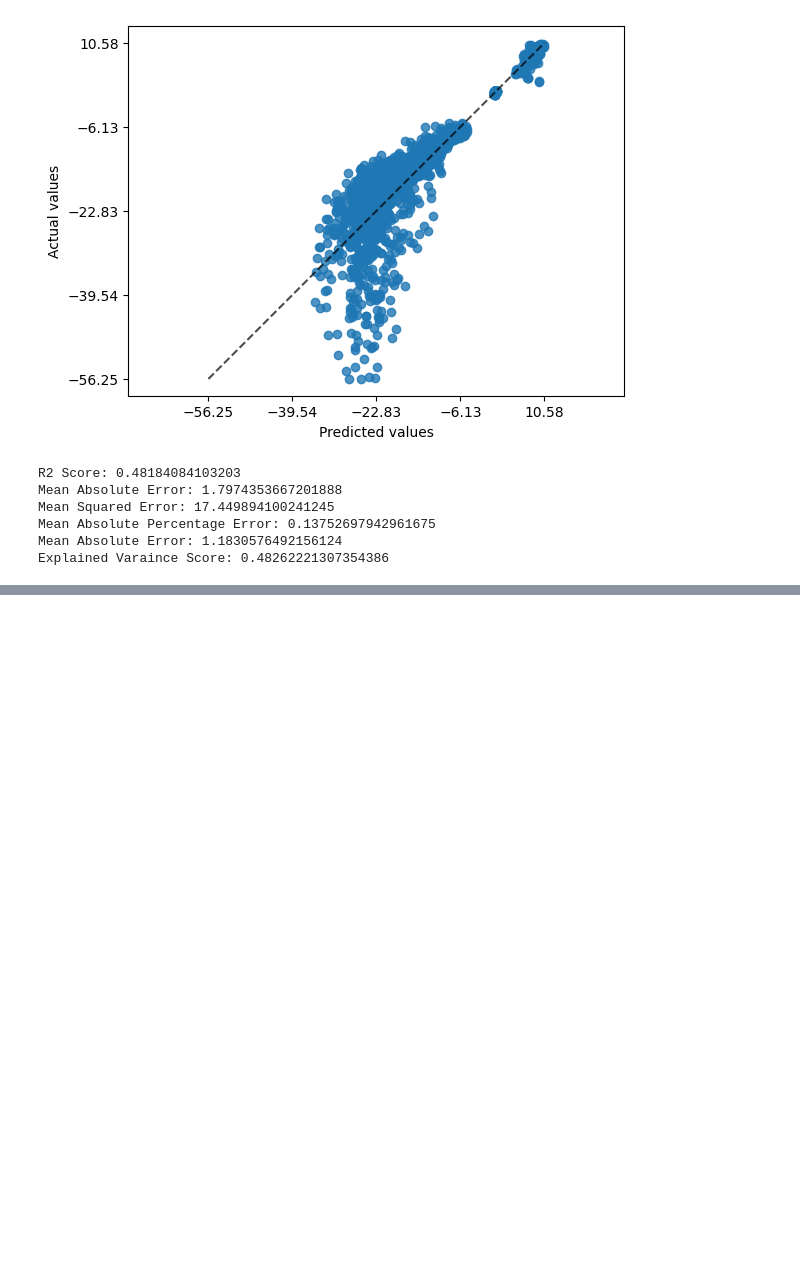
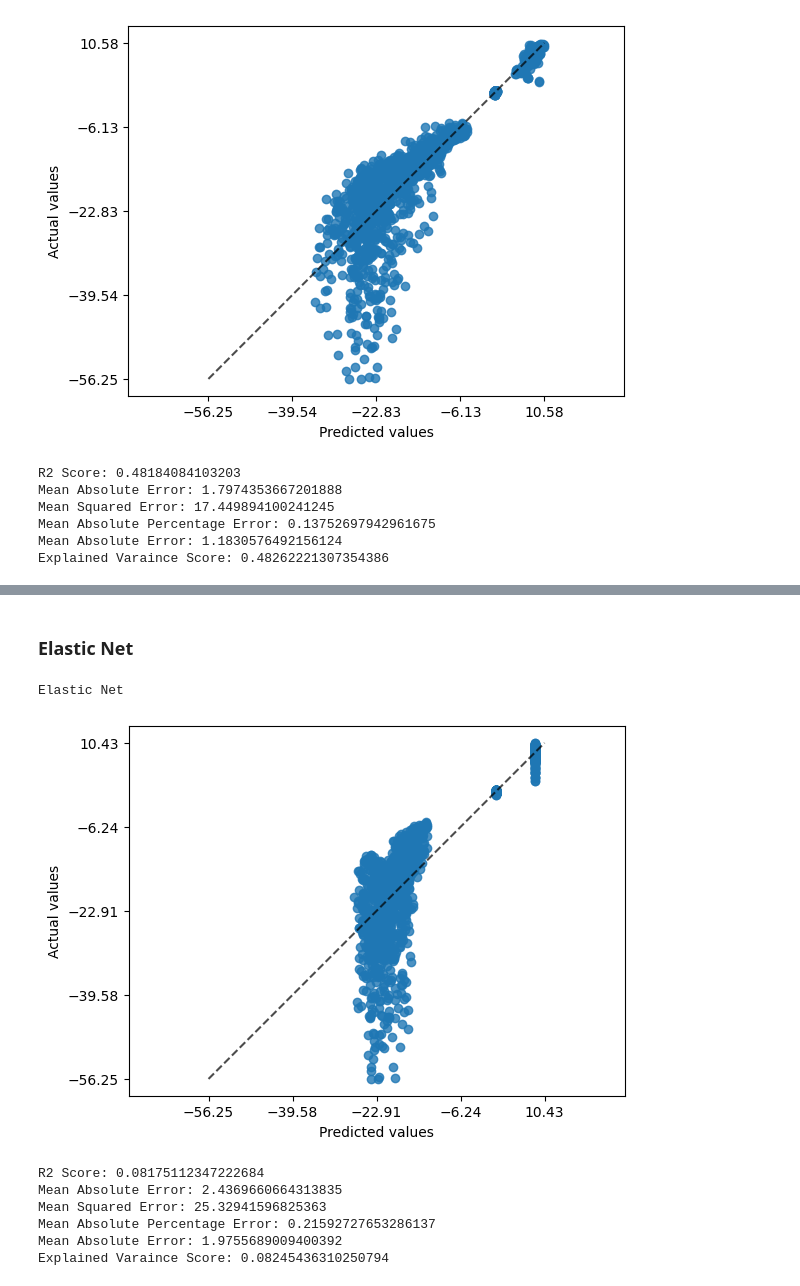
Before and after one commit to brushwayne/ml-nanosensor-lab, a Jupyter notebook: models copy.ipynb, the cells around one changed output, grey strips where cells are left out. Drawn from its saved outputs; the diff is of its cells as text; code cells hidden in the pictures; blank space fills up the shorter version.

```diff
--- a/models copy.ipynb
+++ b/models copy.ipynb
@@ -425,0 +443,15 @@ Explained Varaince Score: 0.48262221307354386
+# %% [markdown]
+### Elastic Net
+# %%
+elastic_net = linear_model.ElasticNet()
+elastic_net.fit(x_train_scaled, y_train)
+print_metrics("Elastic Net", elastic_net, x_test_scaled = x_test_scaled, y_test = y_test)
+# %% [output]
+Elastic Net
+[figure, added]
+R2 Score: 0.08175112347222684
+Mean Absolute Error: 2.4369660664313835
+Mean Squared Error: 25.32941596825363
+Mean Absolute Percentage Error: 0.21592727653286137
+Mean Absolute Error: 1.9755689009400392
+Explained Varaince Score: 0.08245436310250794
```
Also changed, not shown: parts of 27 cells of this notebook.
